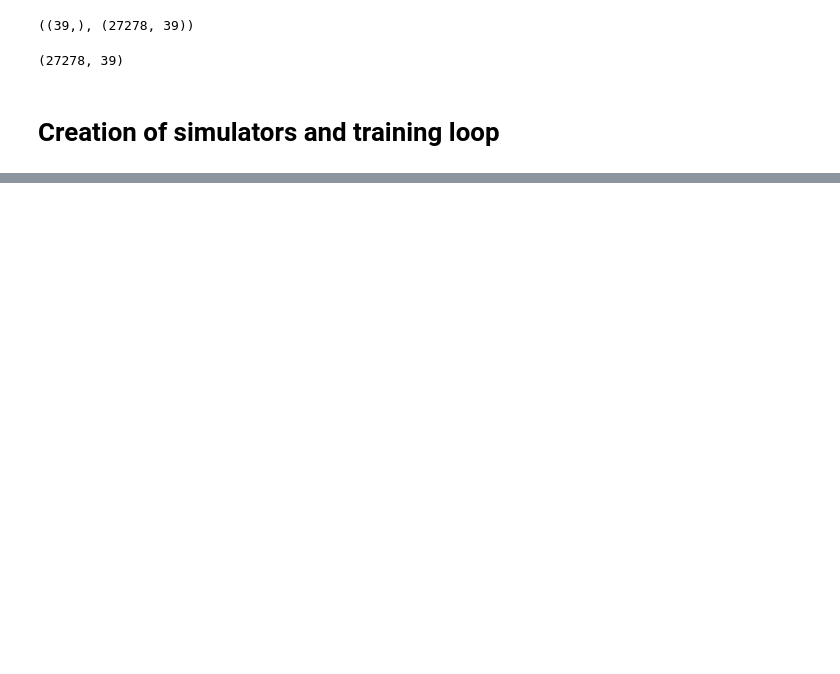
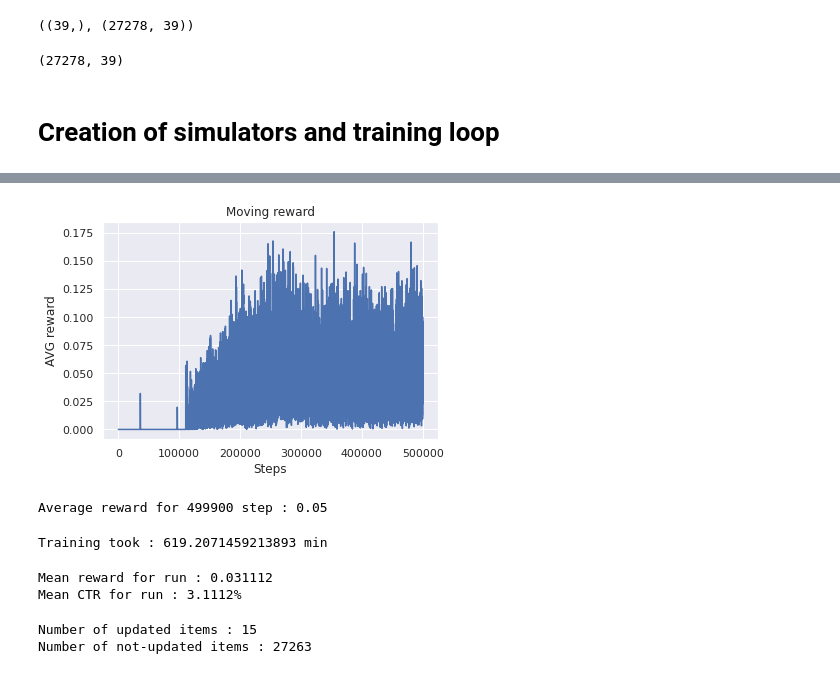
Before and after one commit to HikkaV/LinUCB-Movilens, a Jupyter notebook: notebooks/linucb_movielens_online.ipynb, the cells around one changed output, grey strips where cells are left out. Cells and saved outputs as stored; diff of their text form; code cells hidden in the pictures; blank space fills up the shorter version.

```diff
--- a/notebooks/linucb_movielens_online.ipynb
+++ b/notebooks/linucb_movielens_online.ipynb
@@ -307,0 +399,12 @@ KeyboardInterrupt:
+# %%
+generator, user_hist_buffer,user_feature_buffer = define_buffers(sample_users, items_meta, feature_shape)
+# %%
+feature_processing = concat_feature
+# %%
+bandit_all_items_concat, reward_all_items_concat = train(generator,user_feature_buffer,user_hist_buffer,
+          feature_processing,i_features, items,
+          alpha=0.1)
+# %% [output]
+[figure, added]
+Average reward for 499900 step : 0.05
+Training took : 619.2071459213893 min
@@ -307,0 +414,11 @@ KeyboardInterrupt:
+# %%
+print('Mean reward for run : {}'.format(np.mean(reward_all_items_concat)))
+print('Mean CTR for run : {}%'.format(np.mean(reward_all_items_concat)*100))
+# %% [output]
+Mean reward for run : 0.031112
+Mean CTR for run : 3.1112%
+# %%
+check_params(bandit_all_items_concat)
+# %% [output]
+Number of updated items : 15
+Number of not-updated items : 27263
```
Also changed, not shown: parts of 67 cells of this notebook.
